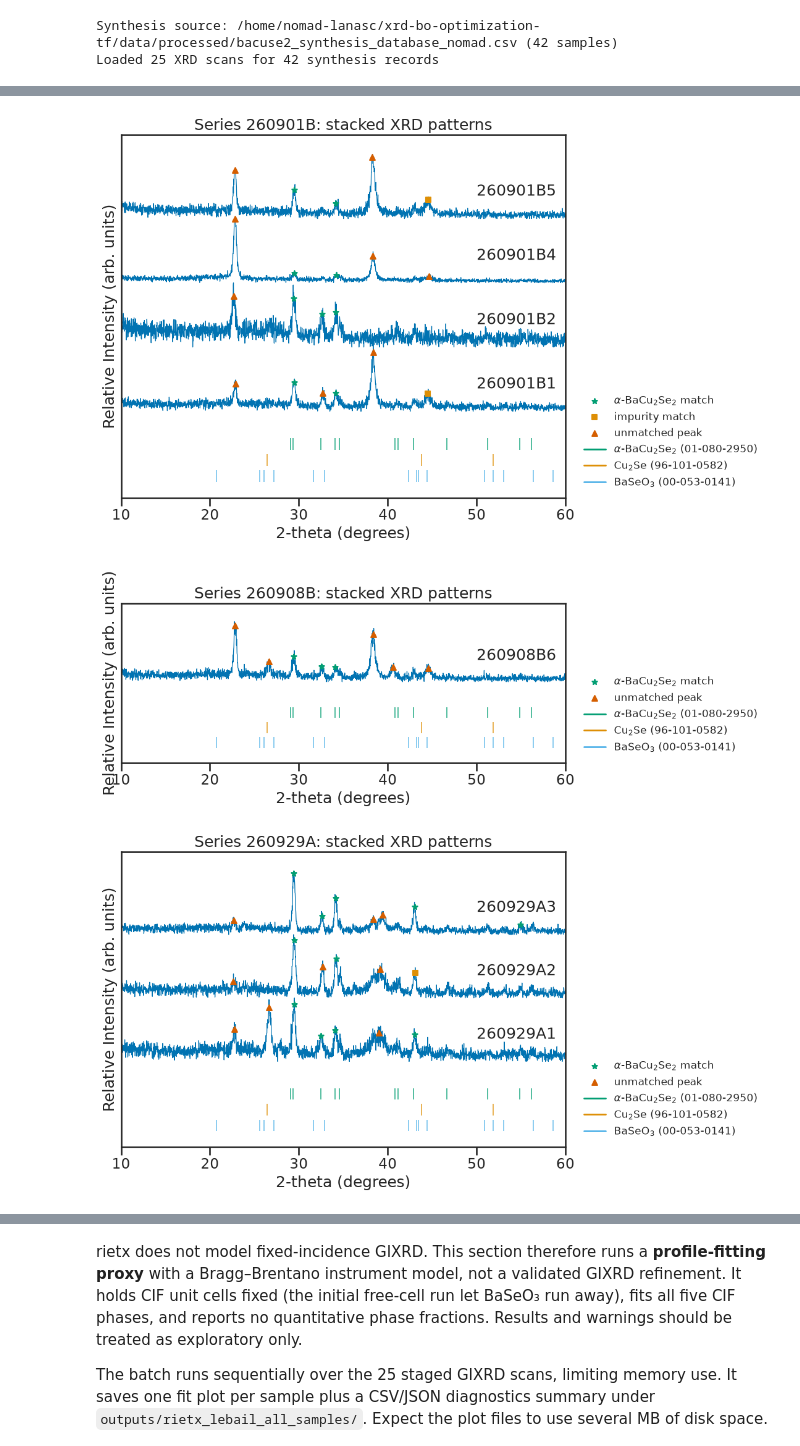
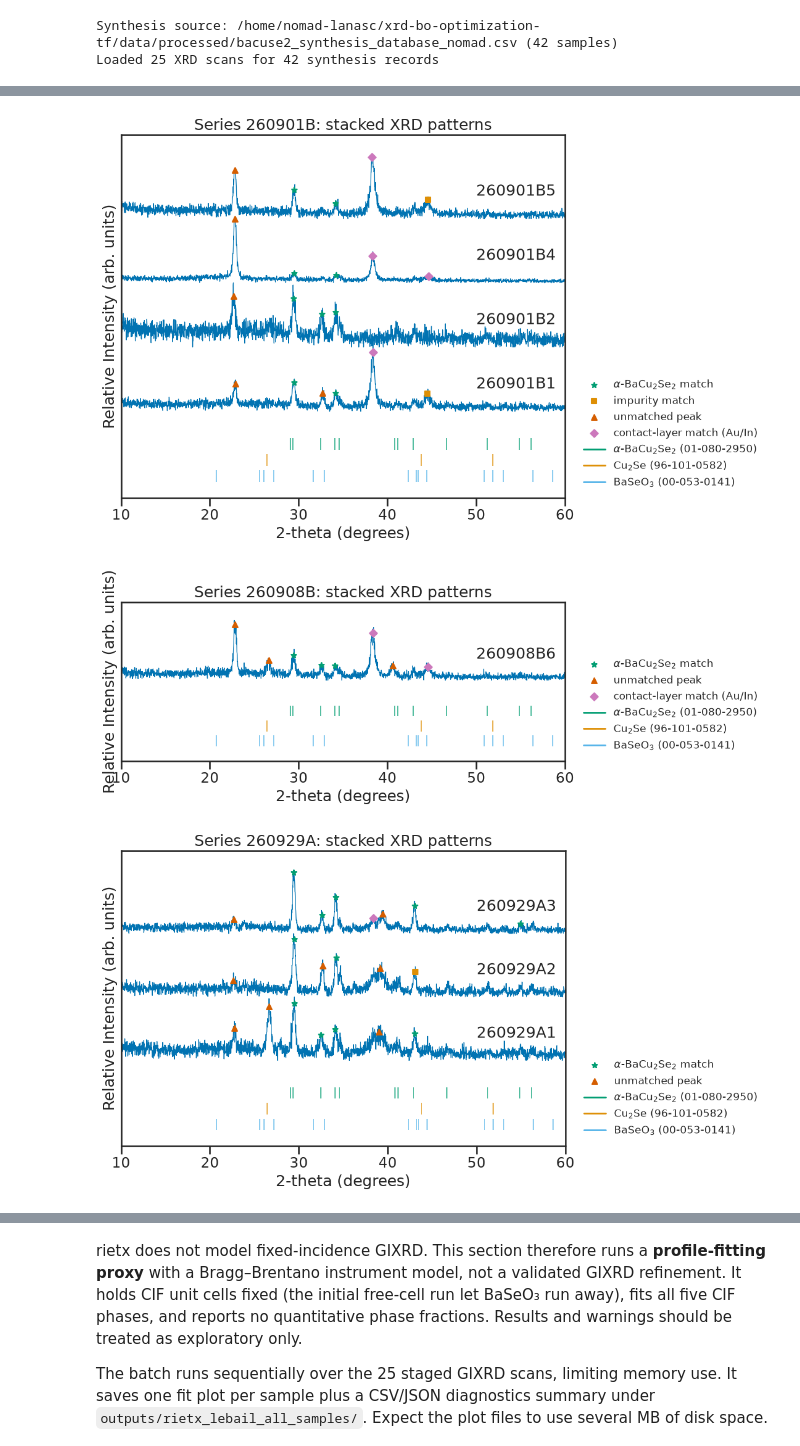
Before and after one commit to GarzonDiegoFEUP/xrd-bo-optimization-tf, a Jupyter notebook: notebooks/2.xrd_analysis.ipynb, the cells around one changed output, grey strips where cells are left out. Saved outputs shown, nothing was run; the diff lists cells and outputs as text; code cells hidden in the pictures.

Commit message:
Classify Au and In XRD contacts separately

```diff
--- a/notebooks/2.xrd_analysis.ipynb
+++ b/notebooks/2.xrd_analysis.ipynb
@@ -40,8 +57,23 @@ print(f'Loaded {len(xrd_raw)} XRD scans for {len(df_synth_csv)} synthesis record
 Synthesis source: /home/nomad-lanasc/xrd-bo-optimization-tf/data/processed/bacuse2_synthesis_database_nomad.csv (42 samples)
 Loaded 25 XRD scans for 42 synthesis records
 # %%
+series_by_sample = (
+    df_synth_csv.drop_duplicates('sample_id')
+    .set_index('sample_id')['series']
+    .astype(str)
+    .to_dict()
+)
 xrd_results = {
-    sample_id: analyze_pattern(scan['two_theta'], scan['intensity'], references)
+    sample_id: analyze_pattern(
+        scan['two_theta'],
+        scan['intensity'],
+        references,
+        contact_phases=(
+            ("Au", "In")
+            if series_by_sample.get(sample_id) in IN_CONTACT_ALLOWED_SERIES
+            else ("Au",)
+        ),
+    )
     for sample_id, scan in xrd_raw.items()
 }
 
@@ -66,6 +98,9 @@ if xrd_results:
             'phase_purity': result['phase_purity'],
             'n_detected_peaks': result['n_detected_peaks'],
             'n_target_matches': result['n_target_matches'],
+            'n_contact_matches': len(result['contact']),
+            'n_Au_contact_matches': sum(peak['match_type'] == 'Au' for peak in result['contact']),
+            'n_In_contact_matches': sum(peak['match_type'] == 'In' for peak in result['contact']),
             **{column: synthesis.get(column) for column in (
                 'spin_speed_rpm', 'soft_bake_temp_c', 'hard_bake_temp_c',
                 'selenization_temp_c', 'selenization_time_s',
@@ -100,19 +166,24 @@ Wrote 25 new or updated scan metrics to /home/nomad-lanasc/xrd-bo-optimization-t
 # %%
-series_figures = plot_xrd_series(xrd_results, df_metrics, references)
-all_scans_figure = plot_all_xrd_patterns(
+import importlib
+
+import xrd_bo_optimization_tf.plotting as plotting
+
+importlib.reload(plotting)
+series_figures = plotting.plot_xrd_series(xrd_results, df_metrics, references)
+all_scans_figure = plotting.plot_all_xrd_patterns(
     xrd_results,
     df_metrics,
     output_path=FIGURES_DIR / "bacuse2_xrd_all_samples.png",
 )
 if series_figures or all_scans_figure is not None:
     plt.show()
 else:
     print("Plots will be available when XRD scans are added to the NOMAD archive set.")
 # %% [output]
 [figure]
 [figure]
 [figure]
 [figure]
-[figure, old version]
+[figure, new version]
-[figure, old version]
+[figure, new version]
 [figure]
```
Also changed, not shown: parts of 6 cells of this notebook, 29 other files.
